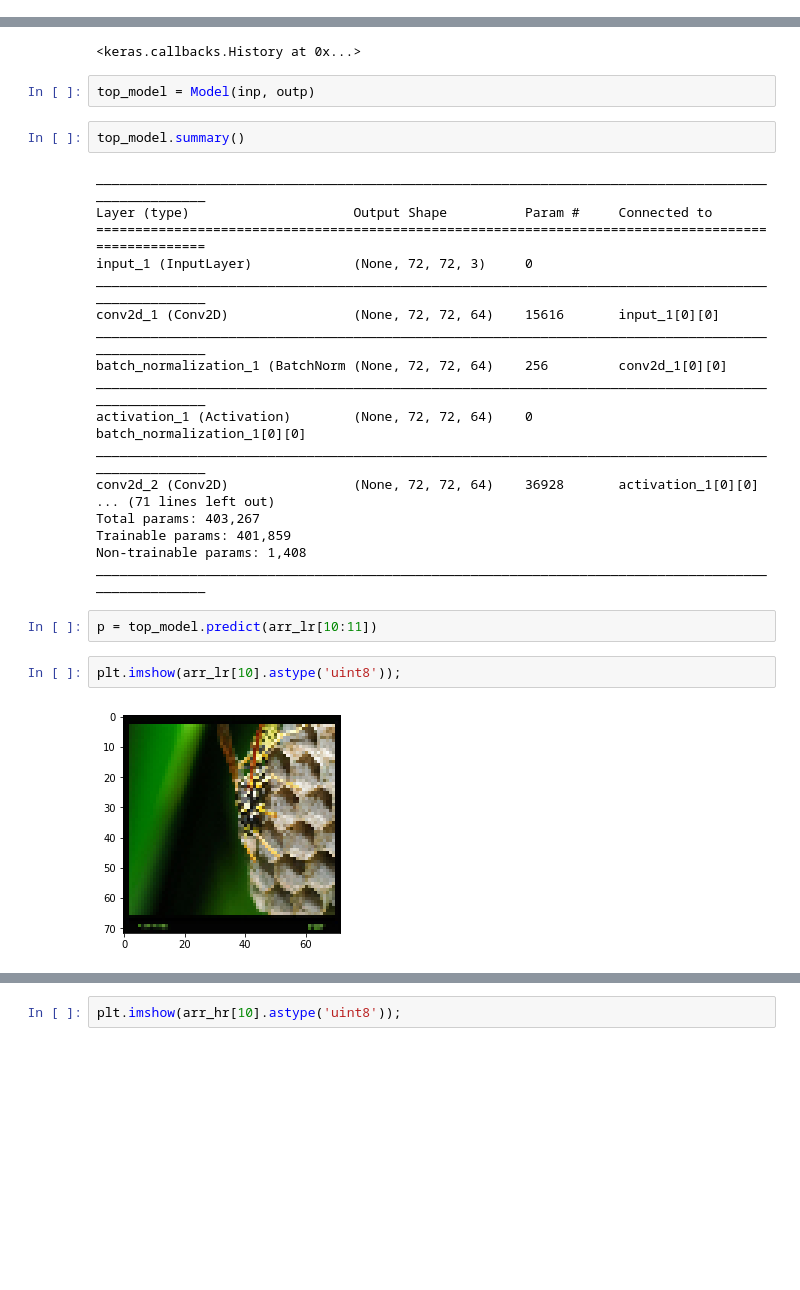
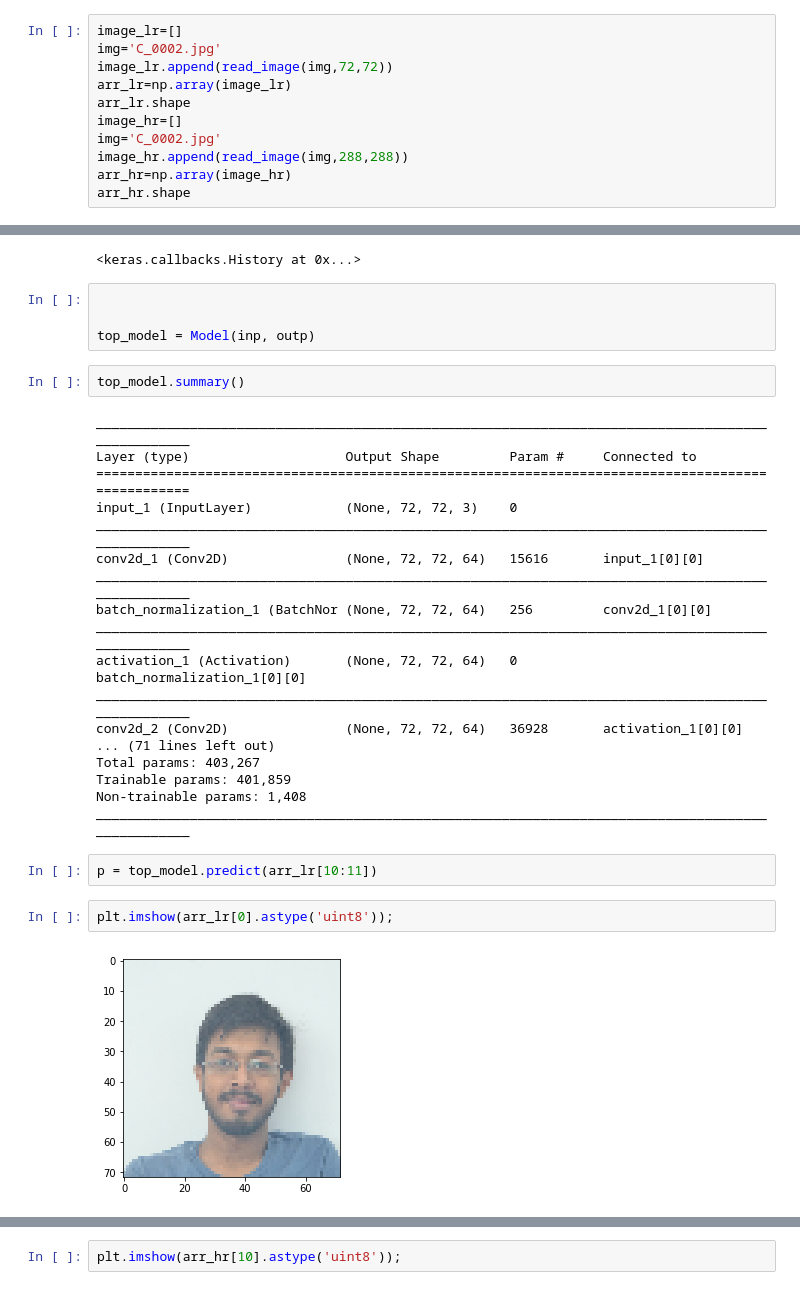
Before and after one commit to rajatdv/SuperResolution-with-Perceptual-loss, a Jupyter notebook: trainedmodel.ipynb, the cells around one changed output, grey strips where cells are left out. Drawn from its saved outputs; the diff is of its cells as text; blank space fills up the shorter version.

```diff
--- a/trainedmodel.ipynb
+++ b/trainedmodel.ipynb
@@ -53 +61,12 @@ def read_image(img_path,H,W):
     return img
+# %%
+image_lr=[]
+img='C_0002.jpg'
+image_lr.append(read_image(img,72,72))
+arr_lr=np.array(image_lr)
+arr_lr.shape
+image_hr=[]
+img='C_0002.jpg'
+image_hr.append(read_image(img,288,288))
+arr_hr=np.array(image_hr)
+arr_hr.shape
@@ -282,31 +323,33 @@ Epoch 1/1
 19439/19439 [==============================] - 2096s - loss: 85722.6642
 <keras.callbacks.History at 0x...>
 # %%
+
+
 top_model = Model(inp, outp)
 # %%
 top_model.summary()
 # %% [output]
-____________________________________________________________________________________________________
-Layer (type)                     Output Shape          Param #     Connected to
-====================================================================================================
-input_1 (InputLayer)             (None, 72, 72, 3)     0
-____________________________________________________________________________________________________
-conv2d_1 (Conv2D)                (None, 72, 72, 64)    15616       input_1[0][0]
-____________________________________________________________________________________________________
-batch_normalization_1 (BatchNorm (None, 72, 72, 64)    256         conv2d_1[0][0]
-____________________________________________________________________________________________________
-activation_1 (Activation)        (None, 72, 72, 64)    0           batch_normalization_1[0][0]
-____________________________________________________________________________________________________
-conv2d_2 (Conv2D)                (None, 72, 72, 64)    36928       activation_1[0][0]
+__________________________________________________________________________________________________
+Layer (type)                    Output Shape         Param #     Connected to
+==================================================================================================
+input_1 (InputLayer)            (None, 72, 72, 3)    0
+__________________________________________________________________________________________________
+conv2d_1 (Conv2D)               (None, 72, 72, 64)   15616       input_1[0][0]
+__________________________________________________________________________________________________
+batch_normalization_1 (BatchNor (None, 72, 72, 64)   256         conv2d_1[0][0]
+__________________________________________________________________________________________________
+activation_1 (Activation)       (None, 72, 72, 64)   0           batch_normalization_1[0][0]
+__________________________________________________________________________________________________
+conv2d_2 (Conv2D)               (None, 72, 72, 64)   36928       activation_1[0][0]
 ... (71 lines left out)
 Total params: 403,267
 Trainable params: 401,859
 Non-trainable params: 1,408
-____________________________________________________________________________________________________
+__________________________________________________________________________________________________
 # %%
 p = top_model.predict(arr_lr[10:11])
 # %%
-plt.imshow(arr_lr[10].astype('uint8'));
+plt.imshow(arr_lr[0].astype('uint8'));
 # %% [output]
-[figure, old version]
+[figure, new version]
 # %%
```
Also changed, not shown: parts of 41 cells of this notebook, 1 other file.
